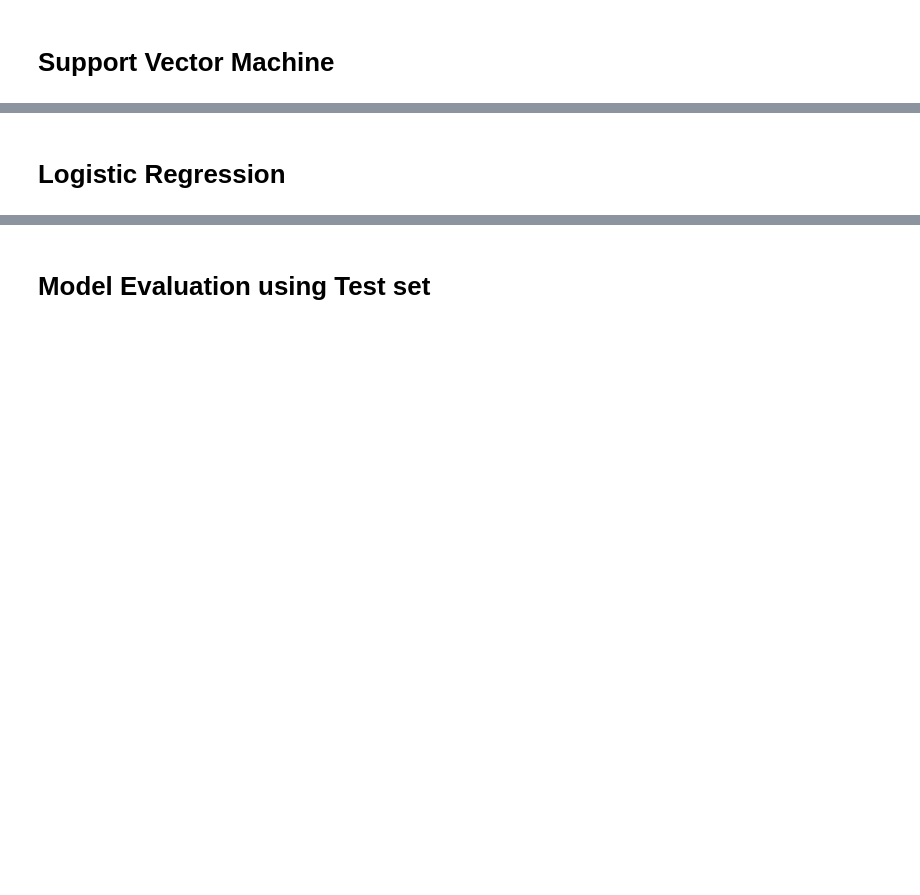
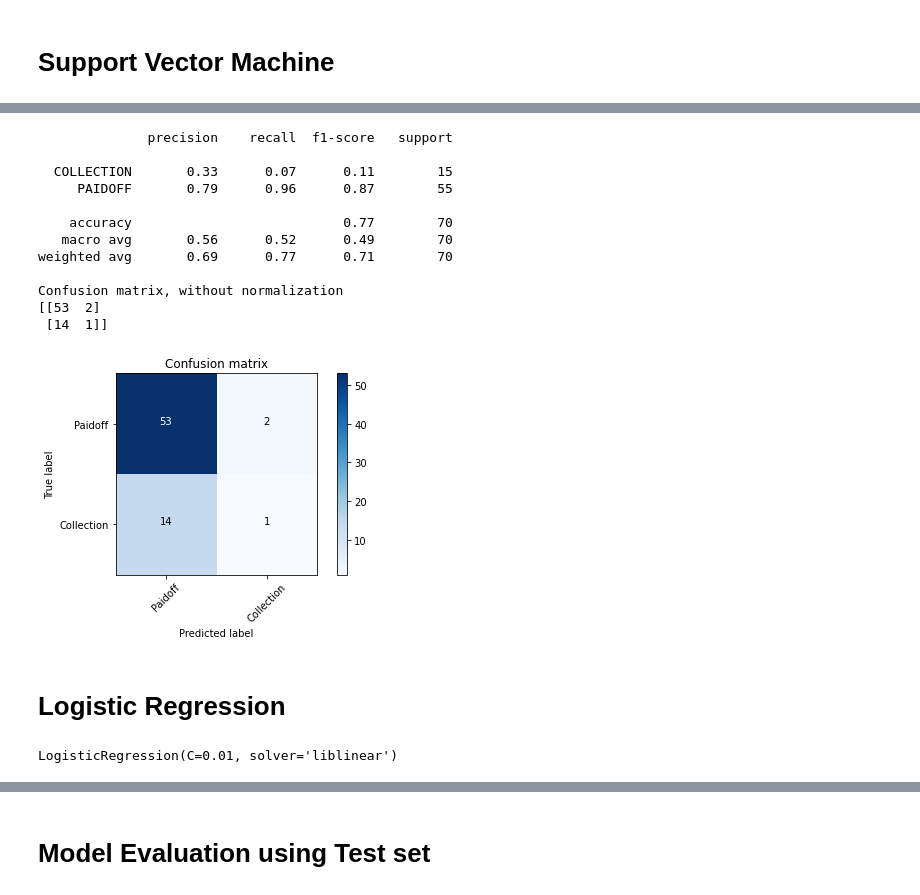
Before and after one commit to desoto1959/Machine_Learning_with_Python, a Jupyter notebook: Final Project.ipynb, the cells around one changed output, grey strips where cells are left out. Saved outputs shown, nothing was run; the diff lists cells and outputs as text; code cells hidden in the pictures; blank space fills up the shorter version.

```diff
--- a/Final Project.ipynb
+++ b/Final Project.ipynb
@@ -339,0 +428,4 @@ The best accuracy was with 0.7857142857142857 with k= 7
+# %%
+yhat = clf.predict(X_test)
+print(y_test)
+print(yhat)
@@ -340,2 +488,33 @@ The best accuracy was with 0.7857142857142857 with k= 7
+# %%
+# Compute confusion matrix
+cnf_matrix = confusion_matrix(y_test, yhat, labels=['PAIDOFF','COLLECTION'])
+np.set_printoptions(precision=2)
+
+print (classification_report(y_test, yhat))
+
+# Plot non-normalized confusion matrix
+plt.figure()
+plot_confusion_matrix(cnf_matrix, classes=['Paidoff','Collection'],normalize= False,  title='Confusion matrix')
+# %% [output]
+              precision    recall  f1-score   support
+
+  COLLECTION       0.33      0.07      0.11        15
+     PAIDOFF       0.79      0.96      0.87        55
+
+    accuracy                           0.77        70
+   macro avg       0.56      0.52      0.49        70
+weighted avg       0.69      0.77      0.71        70
+
+Confusion matrix, without normalization
+[[53  2]
+ [14  1]]
+[figure, added]
 # %% [markdown]
 # Logistic Regression
+# %%
+from sklearn.linear_model import LogisticRegression
+from sklearn.metrics import confusion_matrix
+LR = LogisticRegression(C=0.01, solver='liblinear').fit(X_train,y_train)
+LR
+# %% [output]
+LogisticRegression(C=0.01, solver='liblinear')
```
Also changed, not shown: parts of 23 cells of this notebook.
